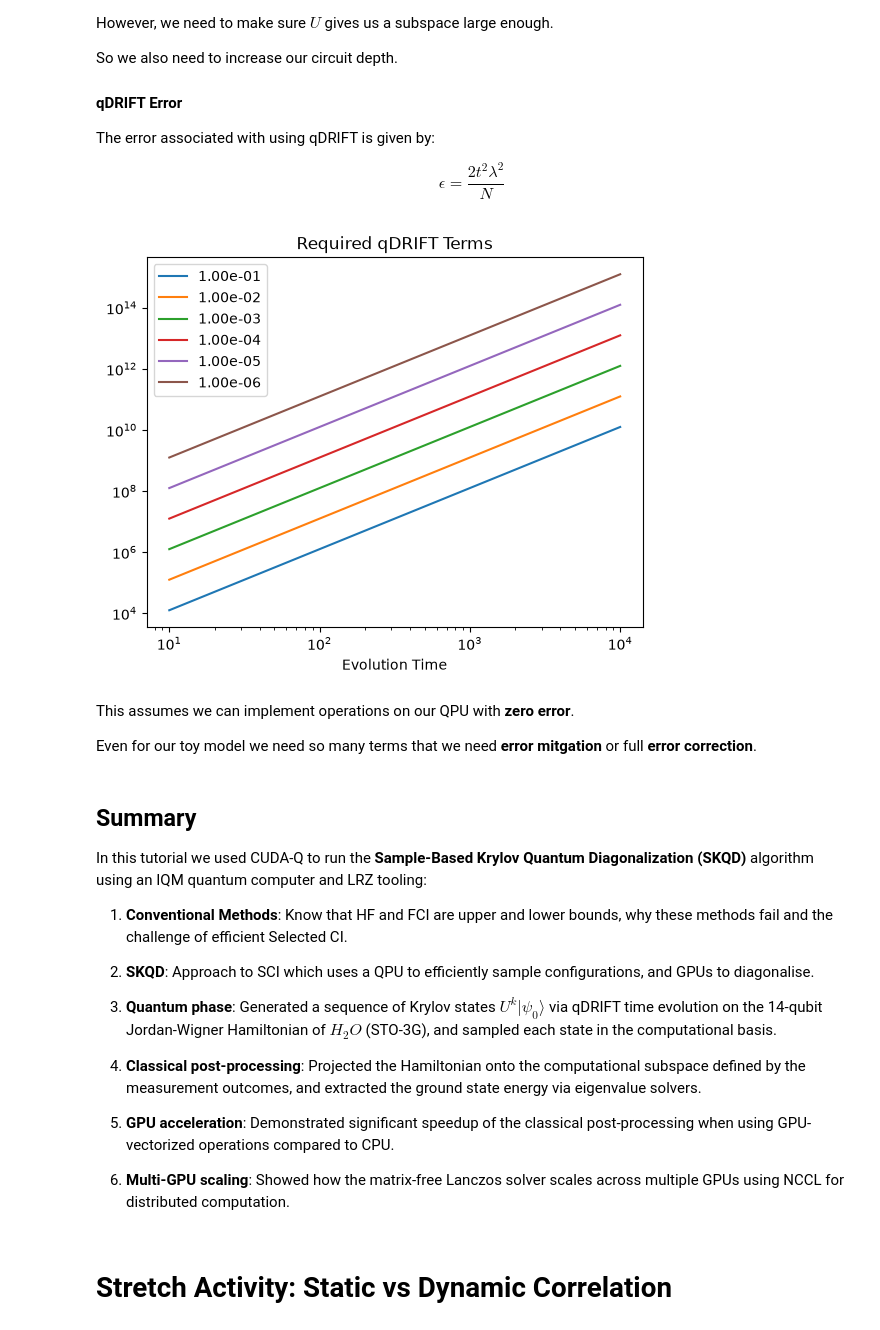
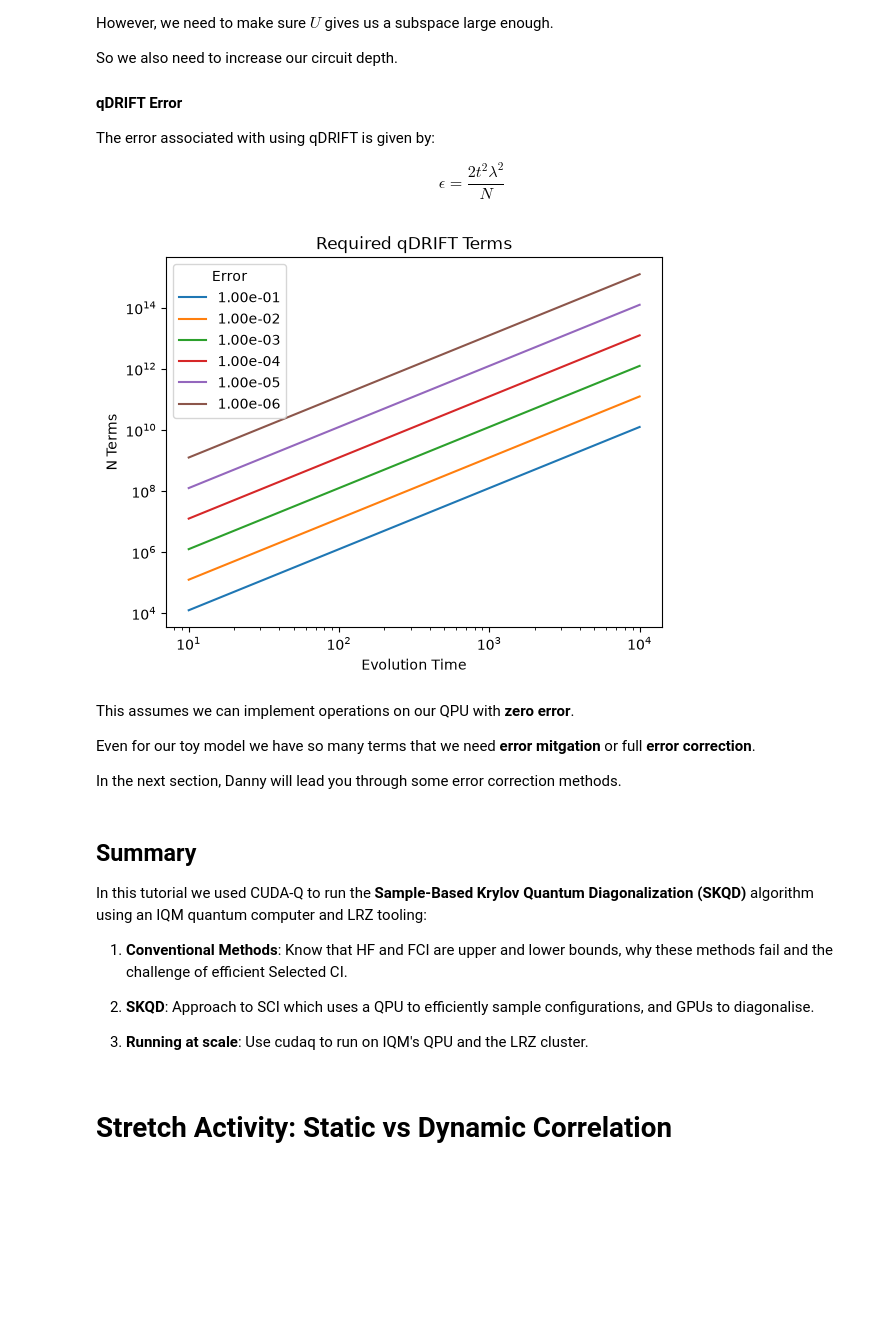
Before and after one commit to zohimchandani/sc26_quantum_tutorial, a Jupyter notebook: II_SKQD/skqd_SOLUTIONS.ipynb, the cells around one changed output. Drawn from its saved outputs; the diff is of its cells as text; code cells hidden in the pictures; blank space fills up the shorter version.

```diff
--- a/II_SKQD/skqd_SOLUTIONS.ipynb
+++ b/II_SKQD/skqd_SOLUTIONS.ipynb
@@ -778,18 +730,20 @@ $$ \epsilon = \frac{2 t^2 \lambda^2}{N} $$
 # %%
 from skqd_src.chemutils import plot_qdrift_terms
 
 # Fill out the function below to determine the number
 # of qDRIFT terms needed.
 def required_qdrift_terms(error: float, time: float, qdrift_lambda: float):
     return 2*time**2 * qdrift_lambda**2 / error
 
-plot_qdrift_term(required_qdrift_terms, coefficients)
+plot_qdrift_terms(required_qdrift_terms, coefficients)
 # %% [output]
-[figure, old version]
+[figure, new version]
 # %% [markdown]
 This assumes we can implement operations on our QPU with **zero error**.
 
-Even for our toy model we need so many terms that we need **error mitgation** or full **error correction**.
+Even for our toy model we have so many terms that we need **error mitgation** or full **error correction**.
+
+In the next section, Danny will lead you through some error correction methods.
 # %% [markdown]
 ## Summary
 
@@ -799,13 +753,7 @@ In this tutorial we used CUDA-Q to run the **Sample-Based Krylov Quantum Diagona
 
 2. **SKQD**: Approach to SCI which uses a QPU to efficiently sample configurations, and GPUs to diagonalise.
 
-3. **Quantum phase**: Generated a sequence of Krylov states $U^k|\psi_0\rangle$ via qDRIFT time evolution on the 14-qubit Jordan-Wigner Hamiltonian of $H_2O$ (STO-3G), and sampled each state in the computational basis.
-
-4. **Classical post-processing**: Projected the Hamiltonian onto the computational subspace defined by the measurement outcomes, and extracted the ground state energy via eigenvalue solvers.
-
-5. **GPU acceleration**: Demonstrated significant speedup of the classical post-processing when using GPU-vectorized operations compared to CPU.
-
-6. **Multi-GPU scaling**: Showed how the matrix-free Lanczos solver scales across multiple GPUs using NCCL for distributed computation.
+3. **Running at scale**: Use cudaq to run on IQM's QPU and the LRZ cluster.
 # %% [markdown]
 # Stretch Activity: Static vs Dynamic Correlation
 # %% [markdown]
```
Also changed, not shown: parts of 20 cells of this notebook, 3 other files.
